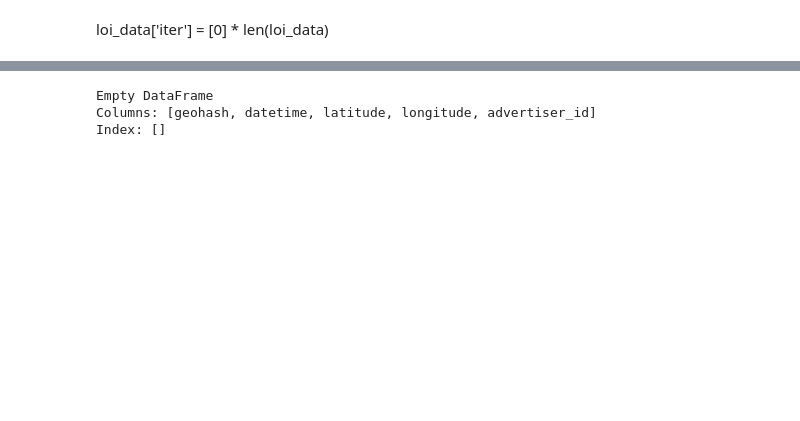
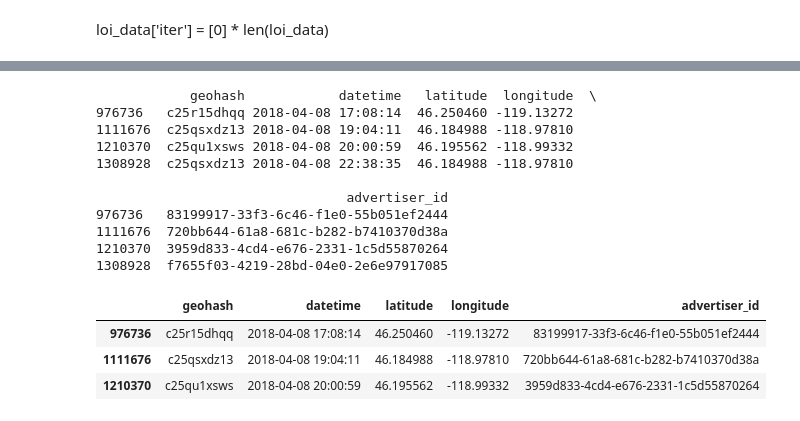
Before and after one commit to atrayn1/AGILE-Share-AY25, a Jupyter notebook: tests.ipynb, the cells around one changed output, grey strips where cells are left out. Drawn from its saved outputs; the diff is of its cells as text; code cells hidden in the pictures; blank space fills up the shorter version.

```diff
--- a/tests.ipynb
+++ b/tests.ipynb
@@ -122,3 +119,47 @@ def filter_close_coordinates(df, threshold_distance=0.1):
+# %%
+import pandas as pd
+from datetime import datetime, timedelta
+
+def colocation(data: pd.DataFrame, lois: pd.DataFrame, duration: int) -> pd.DataFrame:
+    """
+    Finds devices that were detected within a certain distance and time range of a given set of locations of interest.
+
+    Args:
+        data: A DataFrame containing all of the data.
+        lois: A DataFrame of locations of interest for a single advertiser ID.
+        duration: An int representing the time range in hours to match timeframes of datapoints.
+
+    Returns:
+        A DataFrame containing co-located devices.
+    """
+    relevant_features = ['geohash', 'datetime', 'latitude', 'longitude', 'advertiser_id']
+    data = data[relevant_features].sort_values(by="datetime").reset_index(drop=True)
+
+    filtered = data[data.geohash.isin(lois.geohash.unique())]
+
+    try:
+        filtered = filtered[filtered.advertiser_id != lois.advertiser_id.iloc[0]]
+    except:
+        pass
+
+    print(filtered)
+
+    search_time = timedelta(hours=duration)
+
+    def time_filter(row):
+        loi_filtered = lois[lois.geohash == row.geohash]
+        loi_dates = pd.to_datetime(loi_filtered.datetime)
+        filtered_time = pd.to_datetime(row.datetime)
+        within_timerange = (filtered_time > (loi_dates - search_time)) & (filtered_time < (loi_dates + search_time))
+        row['remove'] = not within_timerange.any()
+        return row
+
+    filtered = filtered.apply(time_filter, axis=1)
+    data_out = None
+    if 'remove' in filtered.columns:
+        data_out = filtered.loc[filtered.remove == False].drop(columns=['remove'])
+
+    return data_out
 # %%
 loi_data = filter_close_coordinates(loi_data, threshold_distance=.5)
 loi_data
@@ -152,7 +191,20 @@ folium_map
 [interactive output not drawn]
 # %%
 colocation = colocation(df, loi_data, duration=12)
+colocation
 # %% [output]
-Empty DataFrame
-Columns: [geohash, datetime, latitude, longitude, advertiser_id]
-Index: []
+            geohash            datetime   latitude  longitude  \
+976736   c25r15dhqq 2018-04-08 17:08:14  46.250460 -119.13272
+1111676  c25qsxdz13 2018-04-08 19:04:11  46.184988 -118.97810
+1210370  c25qu1xsws 2018-04-08 20:00:59  46.195562 -118.99332
+1308928  c25qsxdz13 2018-04-08 22:38:35  46.184988 -118.97810
+
+                                advertiser_id
+976736   83199917-33f3-6c46-f1e0-55b051ef2444
+1111676  720bb644-61a8-681c-b282-b7410370d38a
+1210370  3959d833-4cd4-e676-2331-1c5d55870264
+1308928  f7655f03-4219-28bd-04e0-2e6e97917085
+|  | geohash | datetime | latitude | longitude | advertiser_id |
+| 976736 | c25r15dhqq | 2018-04-08 17:08:14 | 46.250460 | -119.13272 | 83199917-33f3-6c46-f1e0-55b051ef2444 |
+| 1111676 | c25qsxdz13 | 2018-04-08 19:04:11 | 46.184988 | -118.97810 | 720bb644-61a8-681c-b282-b7410370d38a |
+| 1210370 | c25qu1xsws | 2018-04-08 20:00:59 | 46.195562 | -118.99332 | 3959d833-4cd4-e676-2331-1c5d55870264 |
```
Also changed, not shown: parts of 11 cells of this notebook, 2 other files.
